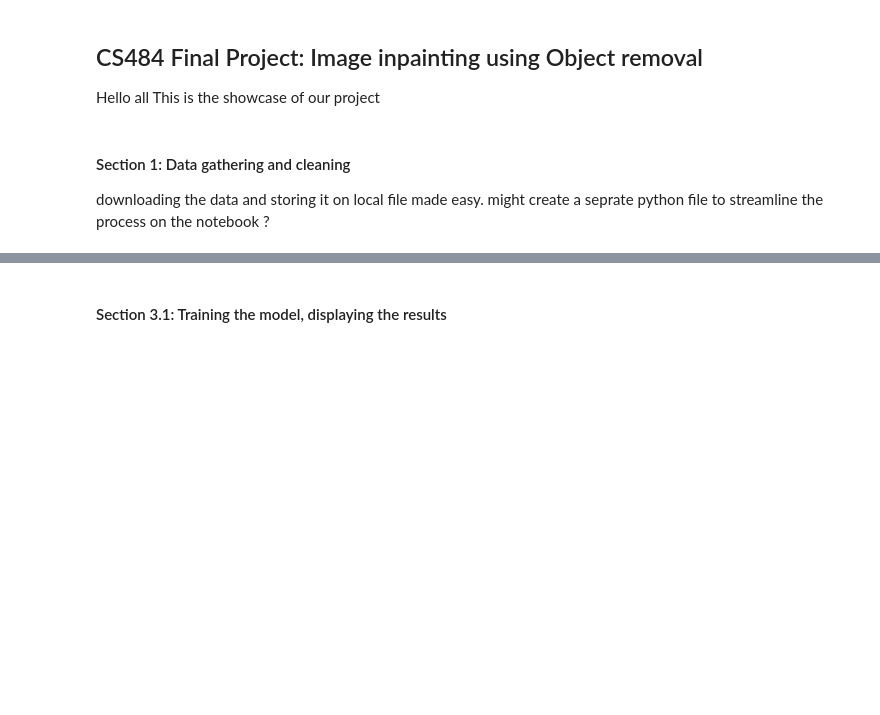
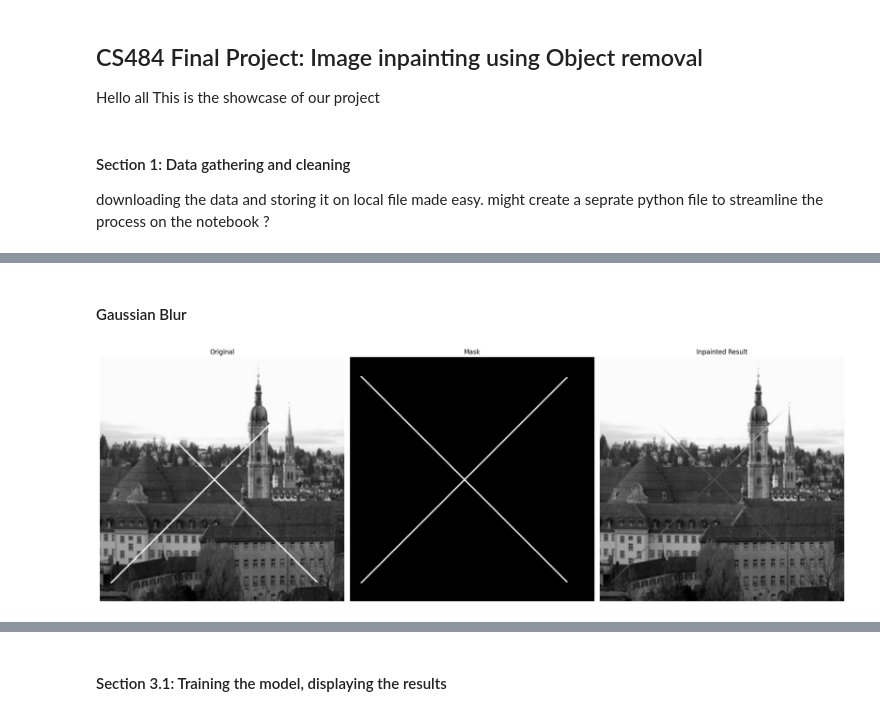
Before and after one commit to Arvin132/Inpainting-vision, a Jupyter notebook: showcase.ipynb, the cells around one changed output, grey strips where cells are left out. Saved outputs shown, nothing was run; the diff lists cells and outputs as text; code cells hidden in the pictures; blank space fills up the shorter version.

```diff
--- a/showcase.ipynb
+++ b/showcase.ipynb
@@ -53,0 +80,7 @@ HINT: Please forward the port - 11685 to your local machine, if you are running
+# %% [markdown]
+#### Gaussian Blur
+# %%
+res = gaussianInpaint(abbeyDamaged, thinMask)
+showResults(abbeyDamaged, thinMask, res)
+# %% [output]
+[figure, added]
```
Also changed, not shown: parts of 18 cells of this notebook, 2 other files.
